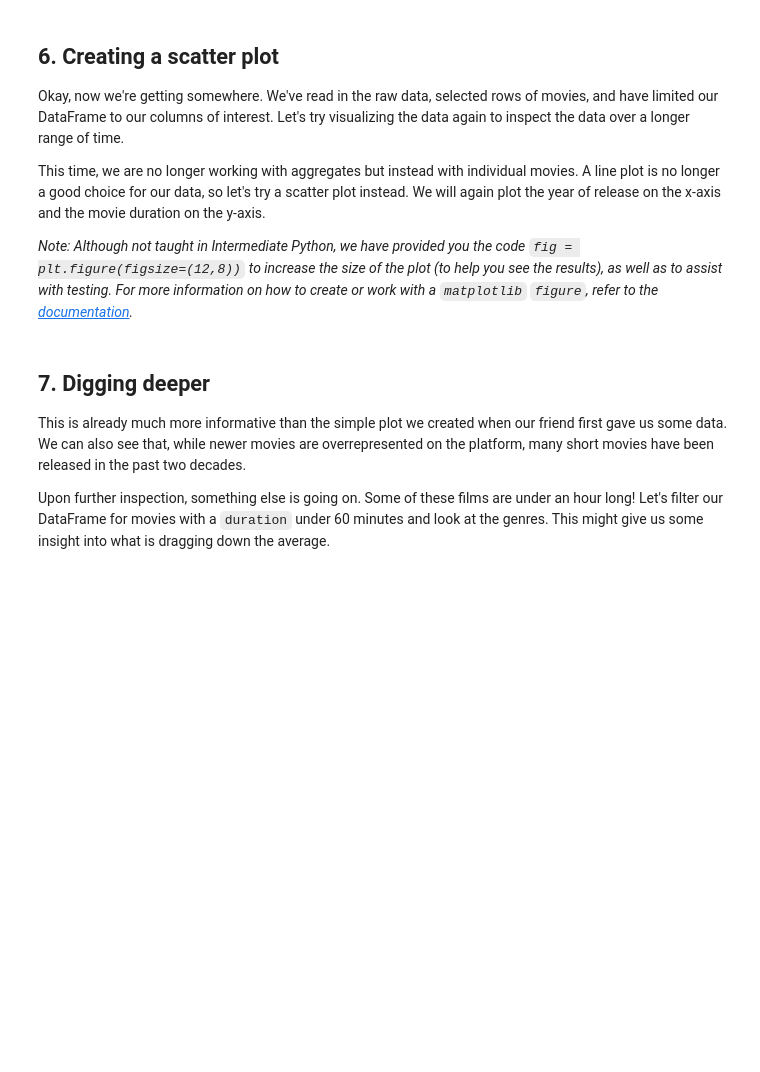
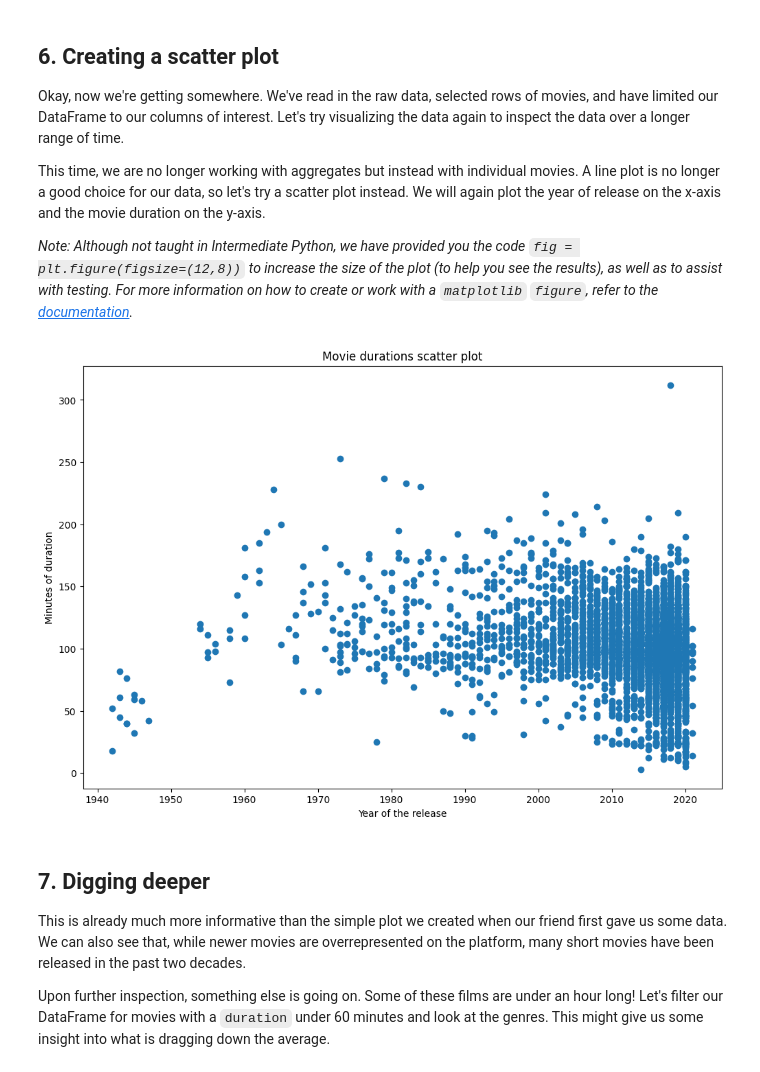
Before and after one commit to mr2chowd/data_projects, a Jupyter notebook: Investigating Amazon prime Movies and Guest Stars in The Office/notebook.ipynb, the cells around one changed output. Saved outputs shown, nothing was run; the diff lists cells and outputs as text; code cells hidden in the pictures; blank space fills up the shorter version.

```diff
--- a/Investigating Amazon prime Movies and Guest Stars in The Office/notebook.ipynb
+++ b/Investigating Amazon prime Movies and Guest Stars in The Office/notebook.ipynb
@@ -66,7 +66,17 @@ plt.show()
 <p>Upon asking our friend for the original CSV they used to perform their analyses, they gladly oblige and send it. We now have access to the CSV file, available at the path <code>"datasets/Prime_data.csv"</code>. Let's create another DataFrame, this time with all of the data. Given the length of our friend's data, printing the whole DataFrame is probably not a good idea, so we will inspect it by printing only the first five rows.</p>
 # %%
 # Read in the CSV as a DataFrame
-prime_df = pd.read_csv("datasets")
+prime_df = pd.read_csv("datasets/Prime_data.csv")
 
 # Print the first five rows of the DataFrame
-...
+# print(prime_df.head(20))
+
+
+
+prime_df_movies_only = prime_df[prime_df["type"]=="Movie"]
+
+print(prime_df_movies_only.head(20))
+
+unique_type = prime_df_movies_only.type.unique()
+
+print(unique_type)
@@ -78,10 +106,10 @@ prime_df = pd.read_csv("datasets")
 <p>Let's put our data subsetting skills to work!</p>
 # %%
 # Subset the DataFrame for type "Movie"
-prime_df_movies_only = ...
+prime_df_movies_only = prime_df[prime_df["type"]=="Movie"]
 
 # Select only the columns of interest
-prime_movies_col_subset = ...
+prime_movies_col_subset = prime_df_movies_only[["title", "country", "genre", "release_year", "duration"]]
 
 # Print the first five rows of the new DataFrame
-...
+print(prime_movies_col_subset.head())
@@ -93,15 +128,17 @@ prime_movies_col_subset = ...
 # %%
 # Create a figure and increase the figure size
 fig = plt.figure(figsize=(12,8))
 
 # Create a scatter plot of duration versus year
-...
-
+plt.scatter(prime_movies_col_subset.release_year  ,prime_movies_col_subset.duration)
 # Create a title
-...
-
+plt.title("Movie durations scatter plot")
+plt.ylabel("Minutes of duration")
+plt.xlabel("Year of the release")
 # Show the plot
-...
+plt.show()
+# %% [output]
+[figure, added]
 # %% [markdown]
 ## 7. Digging deeper
 <p>This is already much more informative than the simple plot we created when our friend first gave us some data. We can also see that, while newer movies are overrepresented on the platform, many short movies have been released in the past two decades.</p>
```
Also changed, not shown: parts of 7 cells of this notebook.
